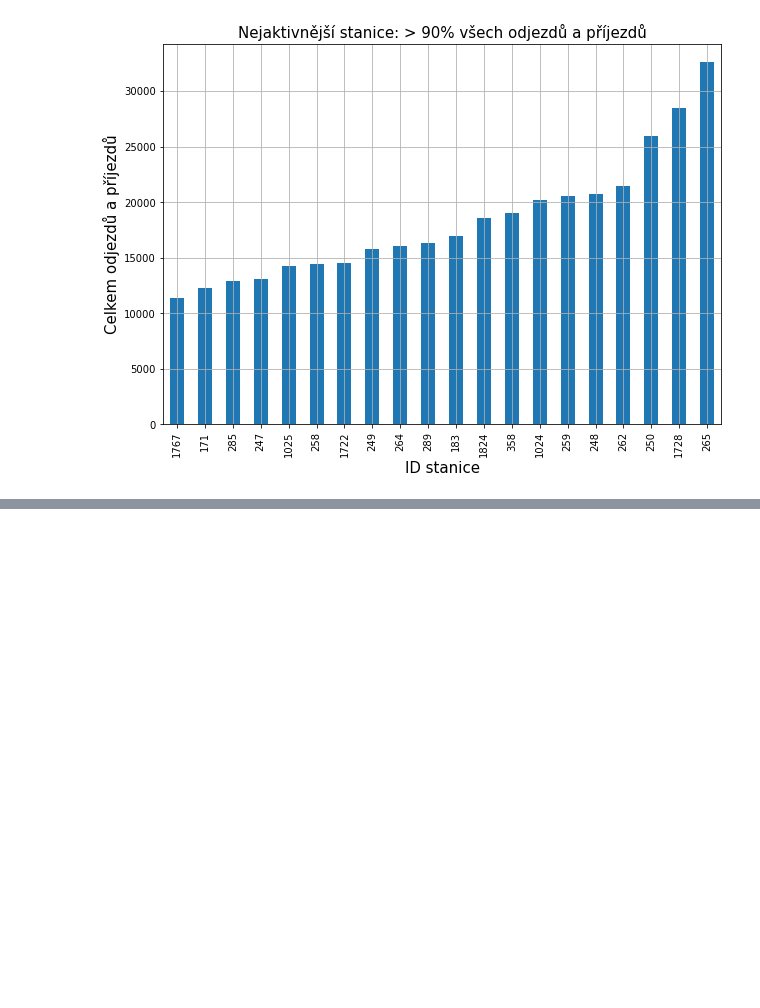
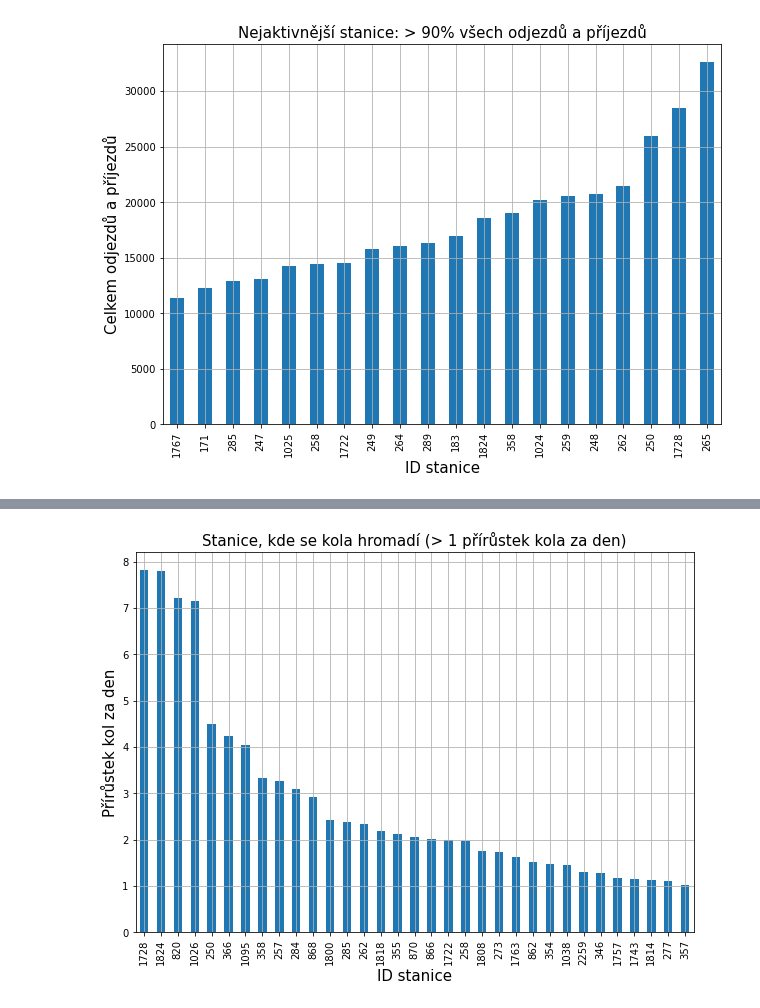
Before and after one commit to michalbk/Data_academy-Python_project, a Jupyter notebook: python_project.ipynb, the cells around one changed output, grey strips where cells are left out. Drawn from its saved outputs; the diff is of its cells as text; code cells hidden in the pictures; blank space fills up the shorter version.

Commit message:
Departures vs arrivals, weekday demand, demand in time

```diff
--- a/python_project.ipynb
+++ b/python_project.ipynb
@@ -196,0 +224,30 @@ activity_df.tail(3)
+# %%
+# time difference between first and last record for each station
+
+# bike increase (arrivals):
+df = pd.DataFrame()
+for i in increase_df.index:
+    last = (ddf.query(f'end_station_id == {i}')[['ended_at']]
+            .sort_values('ended_at').iloc[-1])
+    first = (ddf.query(f'end_station_id == {i}')[['ended_at']]
+             .sort_values('ended_at').iloc[0])
+    row_df = (pd.DataFrame({'interval_days': (last[0]-first[0]).total_seconds()
+                            /3600/24}, index=[i]))
+    df = df.append(row_df)
+
+# bike decrease (departures):
+for i in decrease_df.index:
+    last = (ddf.query(f'start_station_id == {i}')[['started_at']]
+            .sort_values('started_at').iloc[-1])
+    first = (ddf.query(f'start_station_id == {i}')[['started_at']]
+             .sort_values('started_at').iloc[0])
+    row_df = (pd.DataFrame({'interval_days': (last[0]-first[0]).total_seconds()
+                            /3600/24}, index=[i]))
+    df = df.append(row_df)
+# %%
+increase_df = increase_df.join(df)
+decrease_df = decrease_df.join(df)
+# %%
+increase_df['incr_per_day'] = increase_df.increase / increase_df.interval_days
+increase_df = (increase_df.sort_values('incr_per_day', ascending=False)
+                    .round(2))
@@ -196,0 +258,4 @@ activity_df.tail(3)
+# %%
+# filter criteria for bike increments
+increase_df = increase_df.query('interval_days > 30 and incr_per_day > 1')
+increase_df.head(3)
@@ -196,0 +278,13 @@ activity_df.tail(3)
+# %%
+# interval_days > 30 and incr_per_day > 1
+fig, ax = plt.subplots(figsize=(10,7))
+increase_df.incr_per_day.plot.bar(ax=ax)
+
+ax.set_title('Stanice, kde se kola hromadí (> 1 přírůstek kola za den)', fontsize=15)
+ax.set_xlabel('ID stanice', fontsize=15)
+ax.set_ylabel('Přírůstek kol za den', fontsize=15)
+ax.legend().remove()
+ax.grid()
+plt.show()
+# %% [output]
+[figure, added]
```
Also changed, not shown: parts of 26 cells of this notebook.
